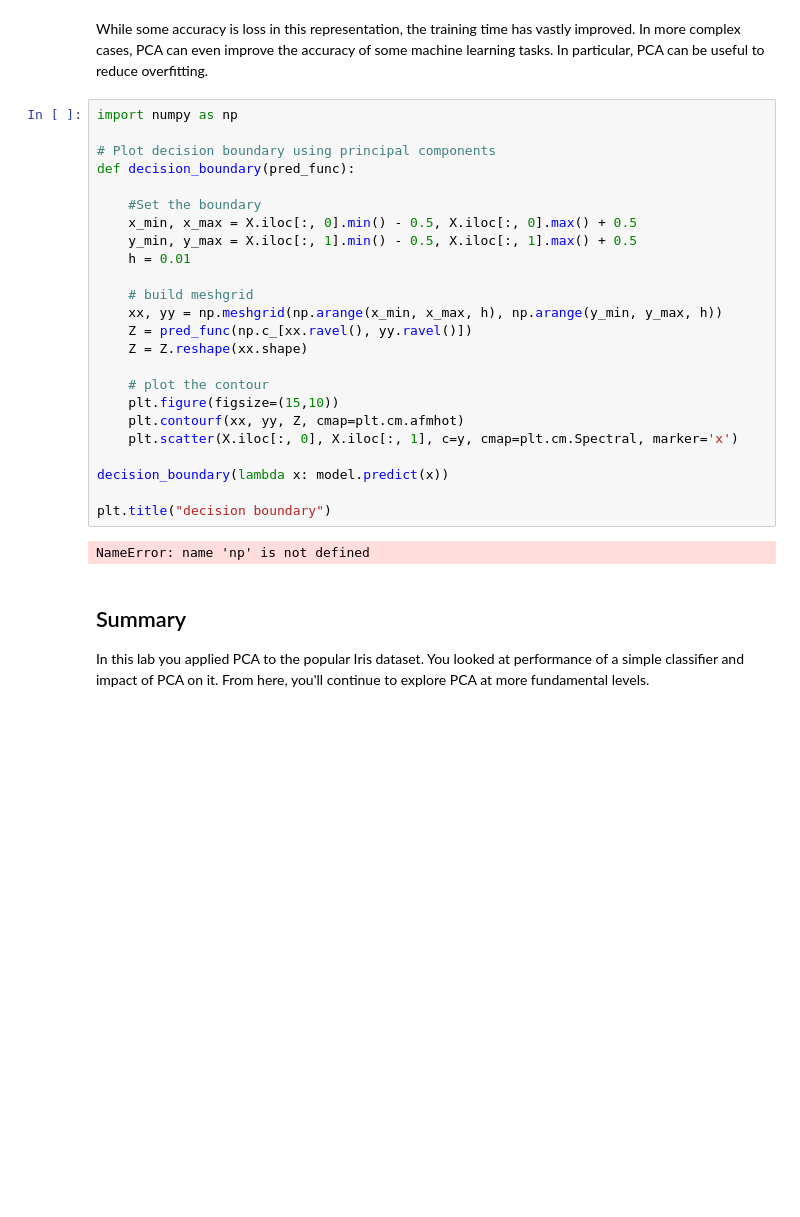
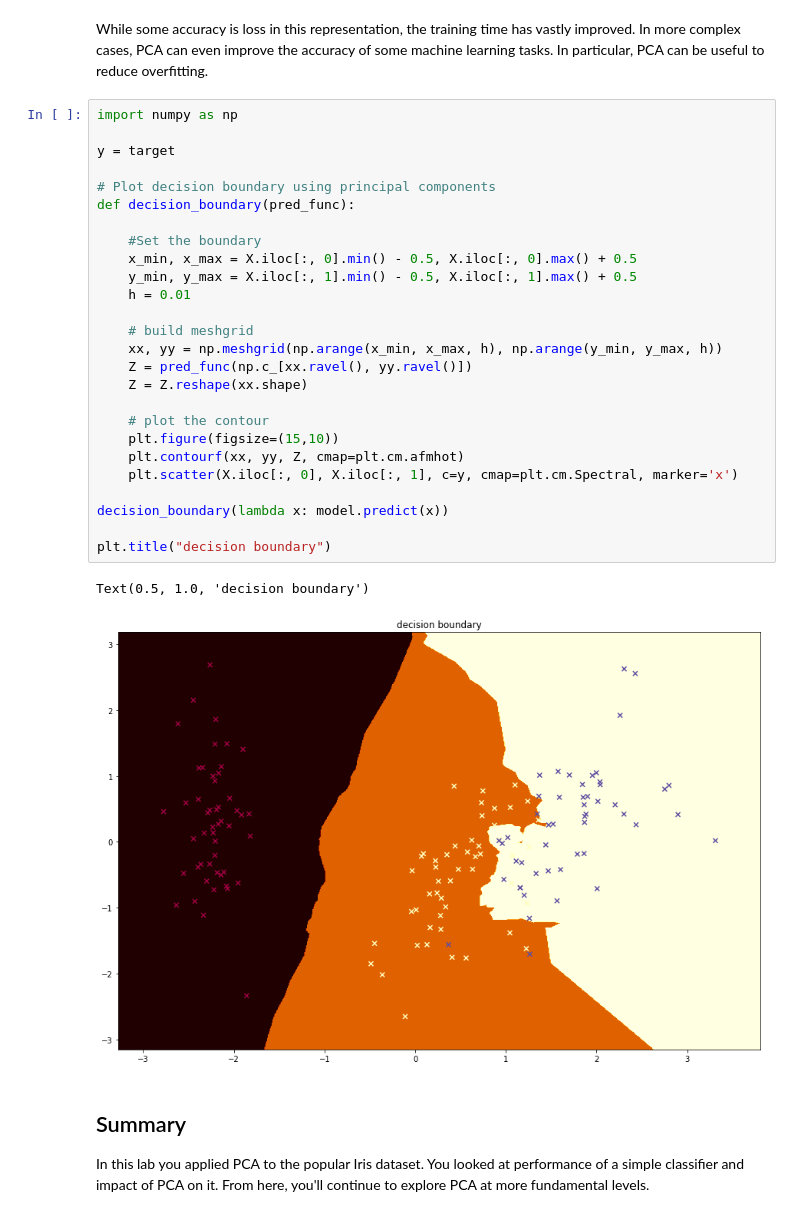
Before and after one commit to fleralle/dsc-pca-in-scikitlearn-lab-houston-ds-042219, a Jupyter notebook: index.ipynb, the cells around one changed output. Drawn from its saved outputs; the diff is of its cells as text; blank space fills up the shorter version.

```diff
--- a/index.ipynb
+++ b/index.ipynb
@@ -197,30 +197,33 @@ Time Taken: 0.004860389977693558
 While some accuracy is loss in this representation, the training time has vastly improved. In more complex cases, PCA can even improve the accuracy of some machine learning tasks. In particular, PCA can be useful to reduce overfitting.
 # %%
 import numpy as np
+
+y = target
 
 # Plot decision boundary using principal components
 def decision_boundary(pred_func):
 
     #Set the boundary
     x_min, x_max = X.iloc[:, 0].min() - 0.5, X.iloc[:, 0].max() + 0.5
     y_min, y_max = X.iloc[:, 1].min() - 0.5, X.iloc[:, 1].max() + 0.5
     h = 0.01
 
     # build meshgrid
     xx, yy = np.meshgrid(np.arange(x_min, x_max, h), np.arange(y_min, y_max, h))
     Z = pred_func(np.c_[xx.ravel(), yy.ravel()])
     Z = Z.reshape(xx.shape)
 
     # plot the contour
     plt.figure(figsize=(15,10))
     plt.contourf(xx, yy, Z, cmap=plt.cm.afmhot)
     plt.scatter(X.iloc[:, 0], X.iloc[:, 1], c=y, cmap=plt.cm.Spectral, marker='x')
 
 decision_boundary(lambda x: model.predict(x))
 
 plt.title("decision boundary")
 # %% [output]
-NameError: name 'np' is not defined
+Text(0.5, 1.0, 'decision boundary')
+[figure, added]
 # %% [markdown]
 ## Summary
 
```
